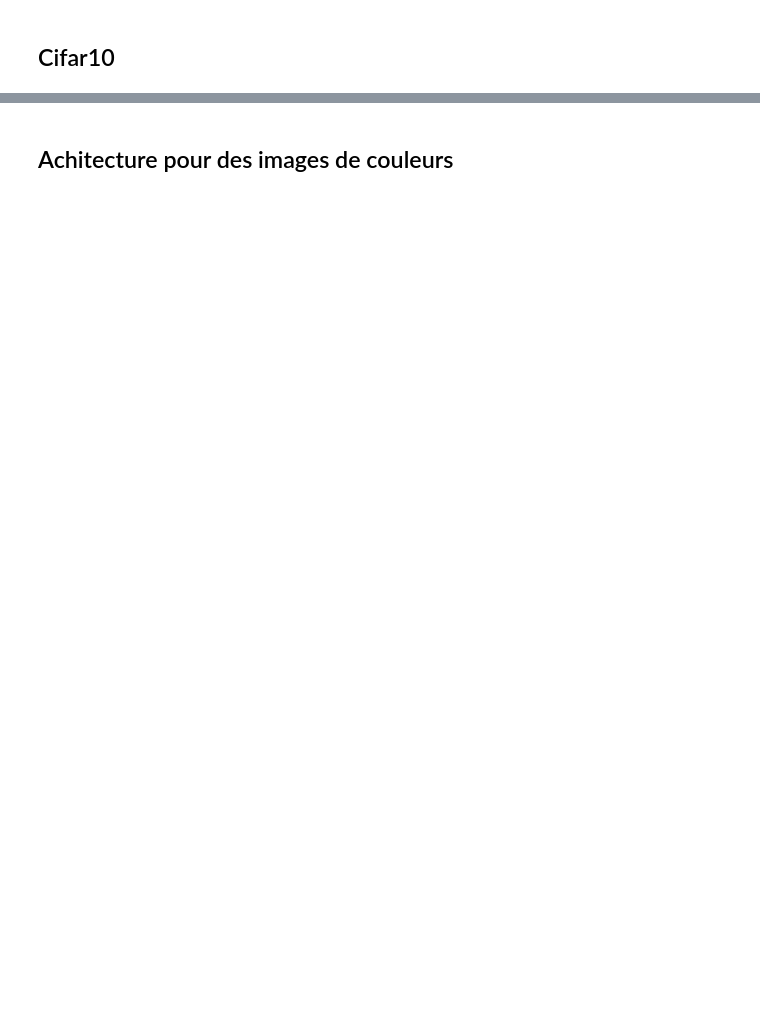
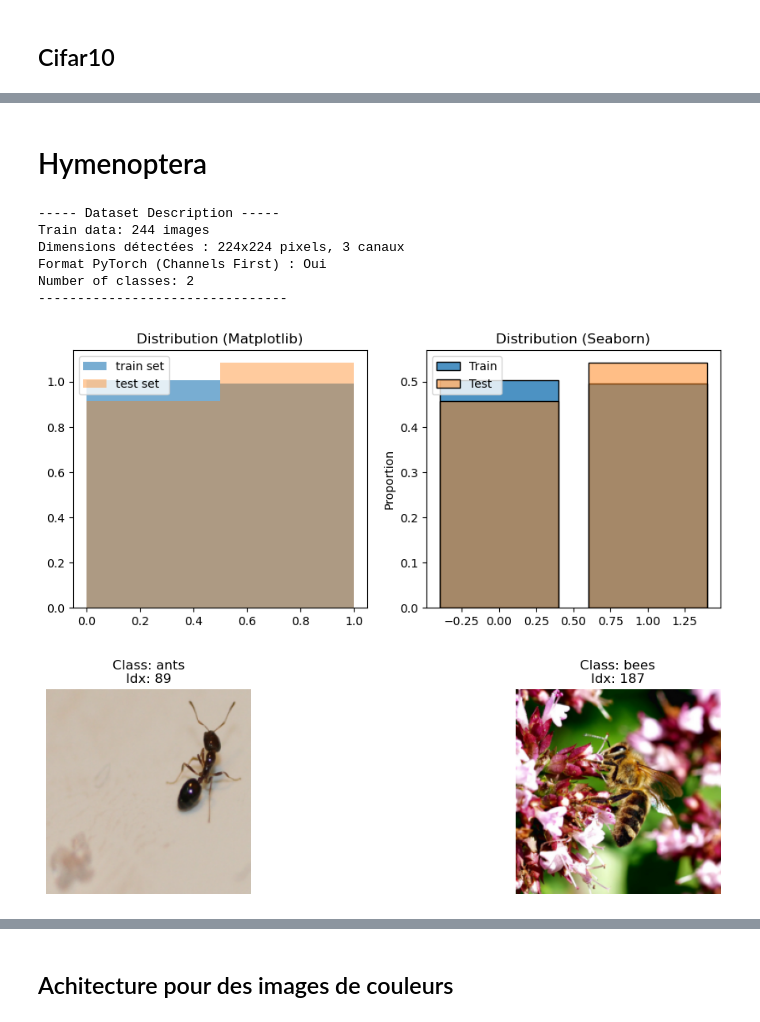
Before and after one commit to Viictordvd/High-Dimensional-and-Deep-Learning, a Jupyter notebook: Projet-3-ViTvsCNN/Projet_3.ipynb, the cells around one changed output, grey strips where cells are left out. Saved outputs shown, nothing was run; the diff lists cells and outputs as text; code cells hidden in the pictures; blank space fills up the shorter version.

```diff
--- a/Projet-3-ViTvsCNN/Projet_3.ipynb
+++ b/Projet-3-ViTvsCNN/Projet_3.ipynb
@@ -291 +376,19 @@ Number of classes: 10
+# %% [markdown]
+# Hymenoptera
+# %%
+describe_image_dataset(
+    x_train_hymenoptera, y_train_hymenoptera,
+    x_test_hymenoptera, y_test_hymenoptera,
+    class_names=class_names,
+    cmap=None
+)
+# %% [output]
+----- Dataset Description -----
+Train data: 244 images
+Dimensions détectées : 224x224 pixels, 3 canaux
+Format PyTorch (Channels First) : Oui
+Number of classes: 2
+--------------------------------
+[figure, added]
+[figure, added]
 # %% [markdown]
```
Also changed, not shown: parts of 74 cells of this notebook, 3 other files.
